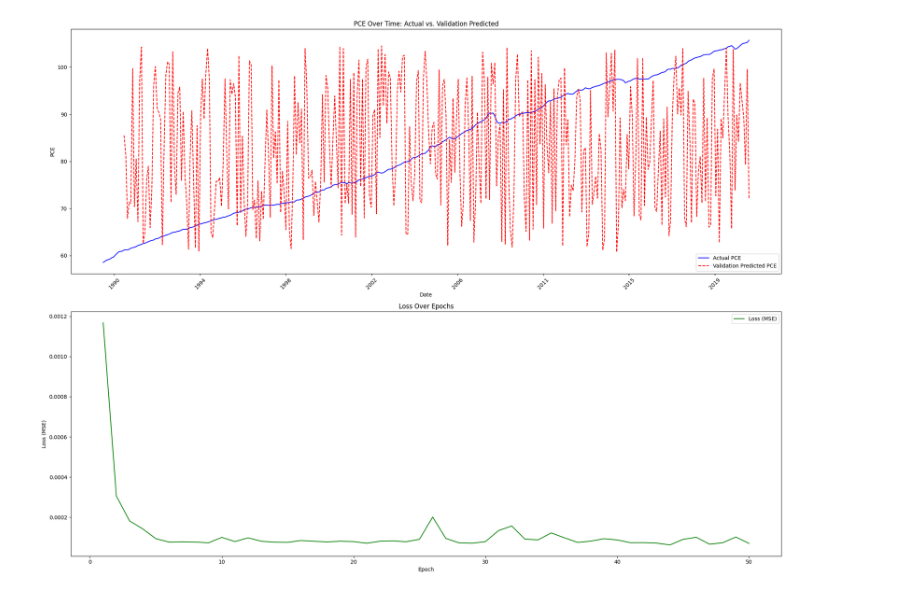
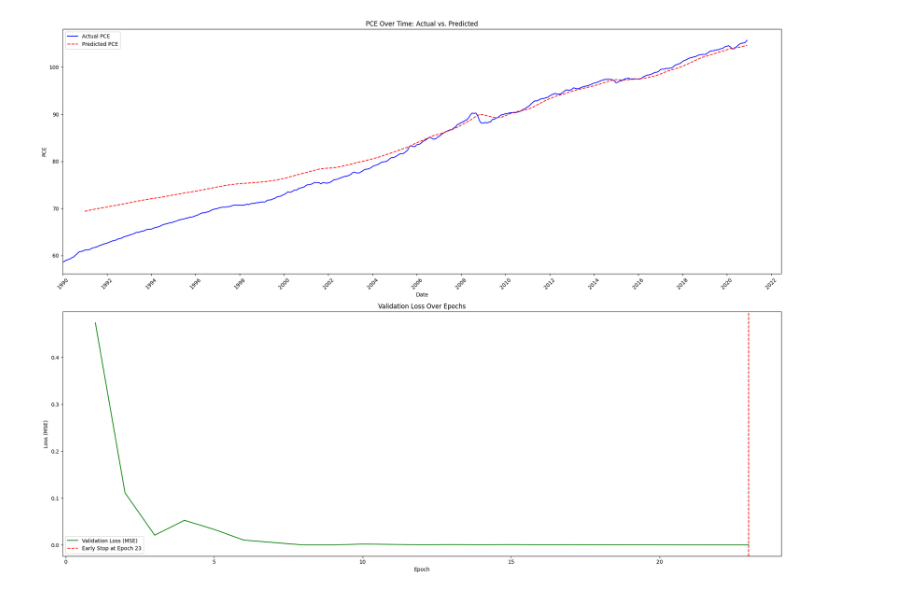
Before and after one commit to sc20geb/COMP5530M-Group-Project-Inflation-Forecasting, a Jupyter notebook: Training/LSTM.ipynb, the cells around one changed output. Cells and saved outputs as stored; diff of their text form; code cells hidden in the pictures.

Commit message:
VAR and LSTM model updated

```diff
--- a/Training/LSTM.ipynb
+++ b/Training/LSTM.ipynb
@@ -135,0 +86,10 @@ Epoch 50/50 - Validation Loss: 0.0001
+# %%
+criterion = nn.MSELoss()
+optimizer = optim.Adam(model.parameters(), lr=0.001)
+num_epochs = 50
+
+train_losses = []
+val_losses = []
+# %%
+from EarlyStopping import EarlyStopping
+early_stopping = EarlyStopping(tol=1e-3, patientce=15)
@@ -136,25 +152,40 @@ Epoch 50/50 - Validation Loss: 0.0001
+# %%
+X_all, _ = create_sequences(train_series, sequence_length)
+X_all_tensor = torch.tensor(X_all, dtype=torch.float32).unsqueeze(-1)
+
+model.eval()
+with torch.no_grad():
+    all_predictions = model(X_all_tensor.to(device)).cpu().numpy()
+
+# Inverse transform predictions and actual values
+all_predictions_inv = scaler.inverse_transform(all_predictions)
+# Actual values starting from index `sequence_length`
+actual_all = train_df['PCE'].values[sequence_length:]
+all_dates = train_df.index[sequence_length:]
 # %%
 fig, (ax1, ax2) = plt.subplots(2, 1, figsize=(20, 15))
 
-# Plot actual and predicted PCE values on the first subplot
-ax1.xaxis.set_major_locator(plt.MaxNLocator(10))
-ax1.locator_params(axis='x', nbins=10)
-ax1.plot(train_df.index, train_df['PCE'], label='Actual PCE', linestyle='-', color='blue')
-ax1.plot(dates[:len(predictions_inv)], predictions_inv, label='Validation Predicted PCE', linestyle='--', color='red')
-ax1.set_title("PCE Over Time: Actual vs. Validation Predicted")
+# Plot the entire actual PCE and predicted PCE line
+ax1.plot(train_df.index, train_df['PCE'], label='Actual PCE', color='blue')
+ax1.plot(all_dates, all_predictions_inv, label='Predicted PCE', linestyle='--', color='red')
+ax1.set_title("PCE Over Time: Actual vs. Predicted")
 ax1.set_xlabel("Date")
 ax1.set_ylabel("PCE")
 ax1.legend()
+ax1.set_xlim([datetime(1990, 1, 1), None])
+ax1.xaxis.set_major_locator(mdates.YearLocator(2))
+ax1.xaxis.set_major_formatter(mdates.DateFormatter('%Y'))
 ax1.tick_params(axis='x', rotation=45)
 
-# --- Plot 2: Loss over Epochs ---
-ax2.plot(range(1, num_epochs+1), validation_losses, label='Loss (MSE)', color='green')
-ax2.set_title("Loss Over Epochs")
+# Plot Validation Loss over Epochs with a vertical line for early stopping
+ax2.plot(range(1, len(val_losses)+1), val_losses, label='Validation Loss (MSE)', color='green')
+ax2.axvline(x=early_stop_epoch, color='red', linestyle='--', label=f"Early Stop at Epoch {early_stop_epoch}")
+ax2.set_title("Validation Loss Over Epochs")
 ax2.set_xlabel("Epoch")
 ax2.set_ylabel("Loss (MSE)")
 ax2.legend()
 
 plt.tight_layout()
 plt.show()
 # %% [output]
-[figure, old version]
+[figure, new version]
```
Also changed, not shown: parts of 4 cells of this notebook, 1 other file.
